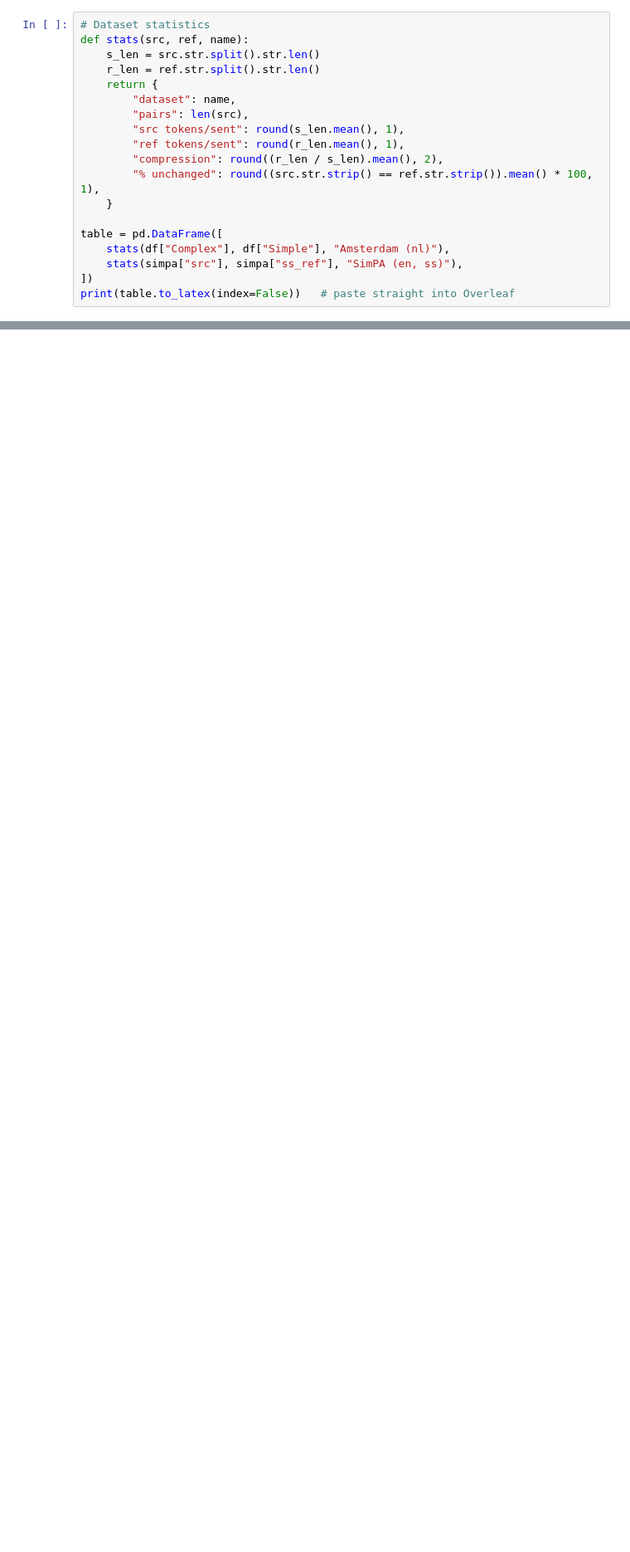
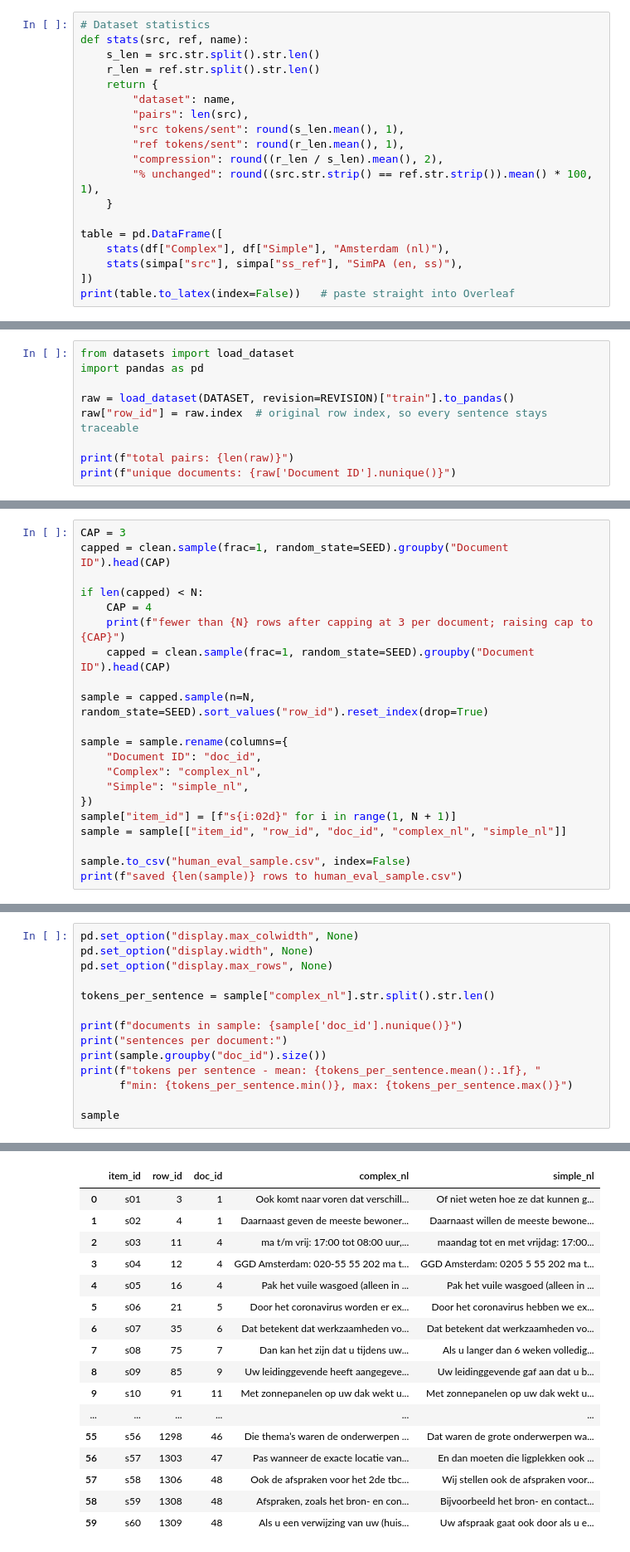
Before and after one commit to olinpin/NLP-project, a Jupyter notebook: project.ipynb, the cells around one changed output, grey strips where cells are left out. Shown at 83% size. Drawn from its saved outputs; the diff is of its cells as text; blank space fills up the shorter version.

Commit message:
define sentences for the human evaluation

```diff
--- a/project.ipynb
+++ b/project.ipynb
@@ -110,0 +124,9 @@ print(table.to_latex(index=False))   # paste straight into Overleaf
+# %%
+from datasets import load_dataset
+import pandas as pd
+
+raw = load_dataset(DATASET, revision=REVISION)["train"].to_pandas()
+raw["row_id"] = raw.index  # original row index, so every sentence stays traceable
+
+print(f"total pairs: {len(raw)}")
+print(f"unique documents: {raw['Document ID'].nunique()}")
@@ -110,0 +169,21 @@ print(table.to_latex(index=False))   # paste straight into Overleaf
+# %%
+CAP = 3
+capped = clean.sample(frac=1, random_state=SEED).groupby("Document ID").head(CAP)
+
+if len(capped) < N:
+    CAP = 4
+    print(f"fewer than {N} rows after capping at 3 per document; raising cap to {CAP}")
+    capped = clean.sample(frac=1, random_state=SEED).groupby("Document ID").head(CAP)
+
+sample = capped.sample(n=N, random_state=SEED).sort_values("row_id").reset_index(drop=True)
+
+sample = sample.rename(columns={
+    "Document ID": "doc_id",
+    "Complex": "complex_nl",
+    "Simple": "simple_nl",
+})
+sample["item_id"] = [f"s{i:02d}" for i in range(1, N + 1)]
+sample = sample[["item_id", "row_id", "doc_id", "complex_nl", "simple_nl"]]
+
+sample.to_csv("human_eval_sample.csv", index=False)
+print(f"saved {len(sample)} rows to human_eval_sample.csv")
@@ -110,0 +192,15 @@ print(table.to_latex(index=False))   # paste straight into Overleaf
+# %%
+pd.set_option("display.max_colwidth", None)
+pd.set_option("display.width", None)
+pd.set_option("display.max_rows", None)
+
+tokens_per_sentence = sample["complex_nl"].str.split().str.len()
+
+print(f"documents in sample: {sample['doc_id'].nunique()}")
+print("sentences per document:")
+print(sample.groupby("doc_id").size())
+print(f"tokens per sentence - mean: {tokens_per_sentence.mean():.1f}, "
+      f"min: {tokens_per_sentence.min()}, max: {tokens_per_sentence.max()}")
+
+sample
+# %% [output]
@@ -110,0 +224,17 @@ print(table.to_latex(index=False))   # paste straight into Overleaf
+|  | item_id | row_id | doc_id | complex_nl | simple_nl |
+| 0 | s01 | 3 | 1 | Ook komt naar voren dat verschill... | Of niet weten hoe ze dat kunnen g... |
+| 1 | s02 | 4 | 1 | Daarnaast geven de meeste bewoner... | Daarnaast willen de meeste bewone... |
+| 2 | s03 | 11 | 4 | ma t/m vrij: 17:00 tot 08:00 uur,... | maandag tot en met vrijdag: 17:00... |
+| 3 | s04 | 12 | 4 | GGD Amsterdam: 020-55 55 202 ma t... | GGD Amsterdam: 0205 5 55 202 ma t... |
+| 4 | s05 | 16 | 4 | Pak het vuile wasgoed (alleen in ... | Pak het vuile wasgoed (alleen in ... |
+| 5 | s06 | 21 | 5 | Door het coronavirus worden er ex... | Door het coronavirus hebben we ex... |
+| 6 | s07 | 35 | 6 | Dat betekent dat werkzaamheden vo... | Dat betekent dat werkzaamheden vo... |
+| 7 | s08 | 75 | 7 | Dan kan het zijn dat u tijdens uw... | Als u langer dan 6 weken volledig... |
+| 8 | s09 | 85 | 9 | Uw leidinggevende heeft aangegeve... | Uw leidinggevende gaf aan dat u b... |
+| 9 | s10 | 91 | 11 | Met zonnepanelen op uw dak wekt u... | Met zonnepanelen op uw dak wekt u... |
+| ... | ... | ... | ... | ... | ... |
+| 55 | s56 | 1298 | 46 | Die thema’s waren de onderwerpen ... | Dat waren de grote onderwerpen wa... |
+| 56 | s57 | 1303 | 47 | Pas wanneer de exacte locatie van... | En dan moeten die ligplekken ook ... |
+| 57 | s58 | 1306 | 48 | Ook de afspraken voor het 2de tbc... | Wij stellen ook de afspraken voor... |
+| 58 | s59 | 1308 | 48 | Afspraken, zoals het bron- en con... | Bijvoorbeeld het bron- en contact... |
+| 59 | s60 | 1309 | 48 | Als u een verwijzing van uw (huis... | Uw afspraak gaat ook door als u e... |
```
Also changed, not shown: parts of 6 cells of this notebook, 2 other files.
